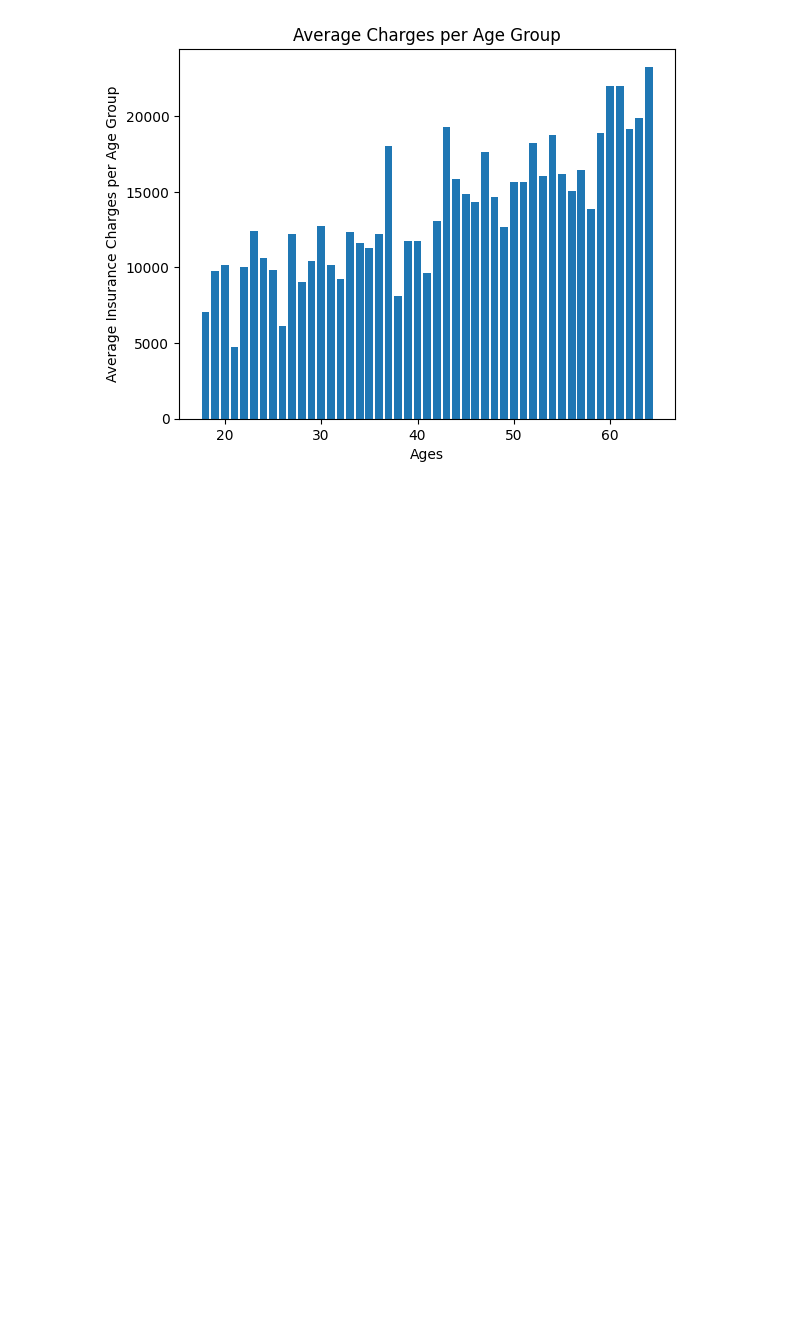
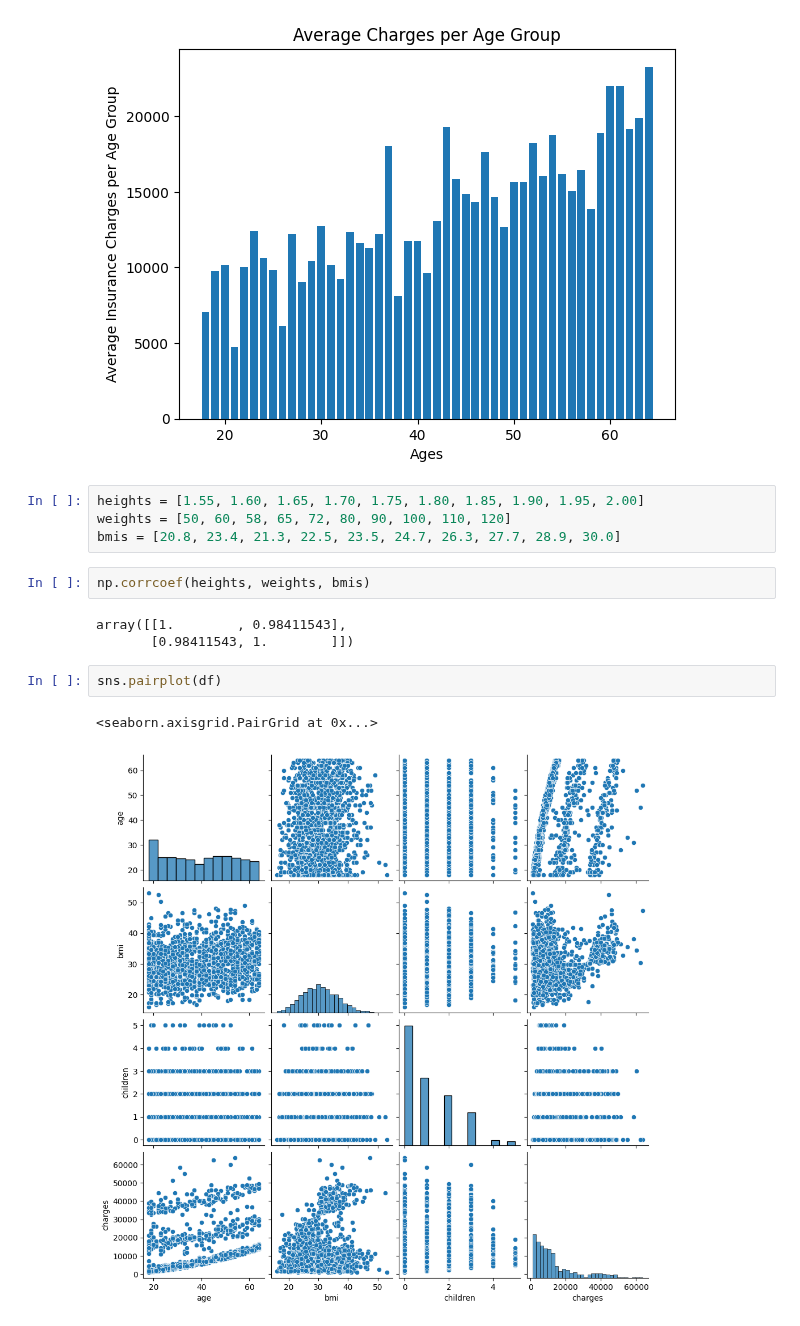
Before and after one commit to lewinskie254/eda, a Jupyter notebook: bivariate_stats.ipynb, the cells around one changed output. Drawn from its saved outputs; the diff is of its cells as text; blank space fills up the shorter version.

Commit message:
Added pair plot and correlation matrices and correlation heatmap

```diff
--- a/bivariate_stats.ipynb
+++ b/bivariate_stats.ipynb
@@ -126,3 +127,17 @@ plt.title('Average Charges per Age Group')
 plt.show()
 # %% [output]
 [figure]
+# %%
+heights = [1.55, 1.60, 1.65, 1.70, 1.75, 1.80, 1.85, 1.90, 1.95, 2.00]
+weights = [50, 60, 58, 65, 72, 80, 90, 100, 110, 120]
+bmis = [20.8, 23.4, 21.3, 22.5, 23.5, 24.7, 26.3, 27.7, 28.9, 30.0]
+# %%
+np.corrcoef(heights, weights, bmis)
+# %% [output]
+array([[1.        , 0.98411543],
+       [0.98411543, 1.        ]])
+# %%
+sns.pairplot(df)
+# %% [output]
+<seaborn.axisgrid.PairGrid at 0x...>
+[figure, added]
```
Also changed, not shown: parts of 9 cells of this notebook.
